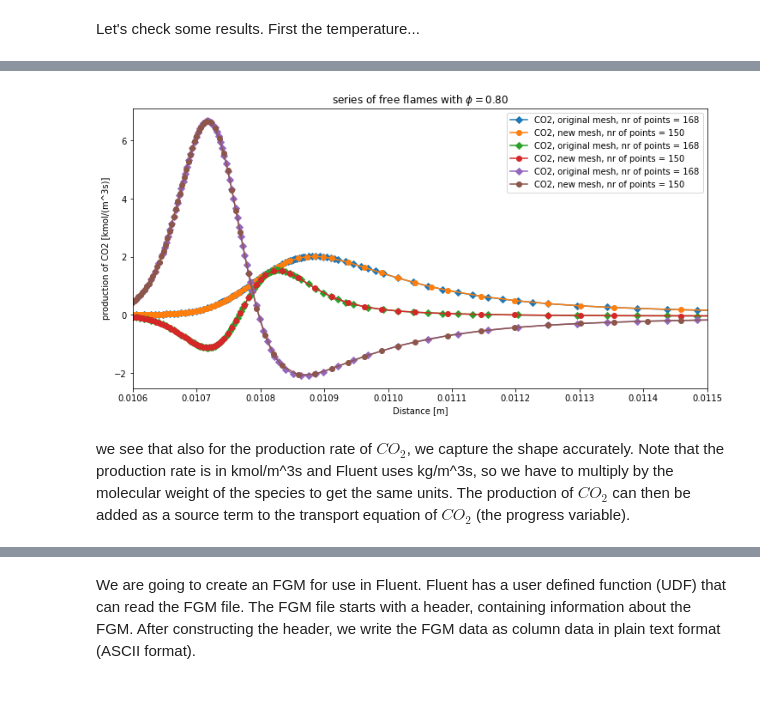
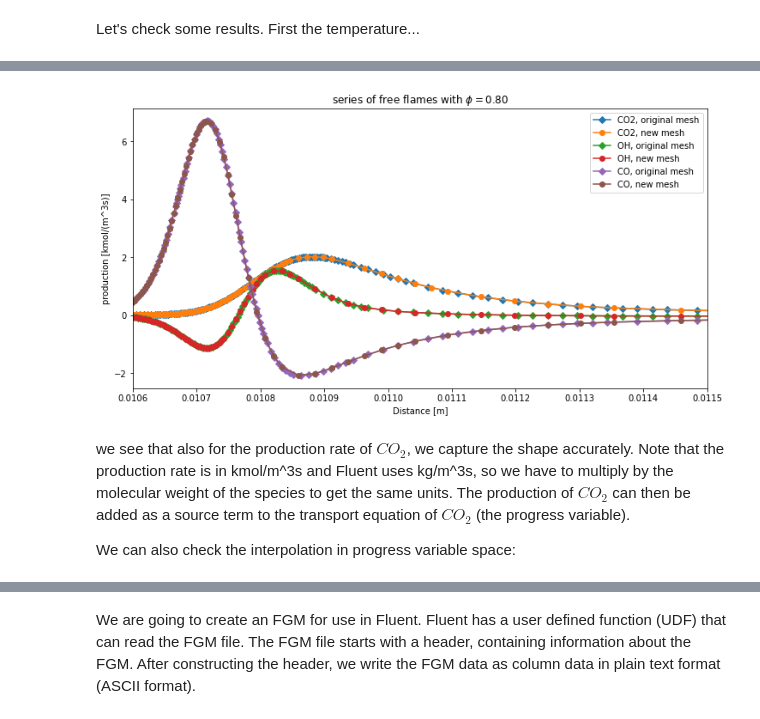
Before and after one commit to bigfooted/combustion, a Jupyter notebook: module 4.1 2D FGM.ipynb, the cells around one changed output, grey strips where cells are left out. Cells and saved outputs as stored; diff of their text form; code cells hidden in the pictures.

```diff
--- a/module 4.1 2D FGM.ipynb
+++ b/module 4.1 2D FGM.ipynb
@@ -166,7 +166,7 @@ The temperature looks good and we see that more points have been added in the re
 plt.figure()
 
 #We can globally change the figure size
-plt.rcParams['figure.figsize'] = [8, 4]
+plt.rcParams['figure.figsize'] = [10, 5]
 #plt.xlim(0.00,0.024)
 plt.plot(f.grid,f.net_production_rates[gas.species_index('CO2')],'o-')
 plt.title('free flame with $\phi=0.80$')
@@ -178,0 +181,10 @@ A very steep peak! We see that this peak is captured correctly by the refinement
+# %%
+plt.figure()
+
+#We can globally change the figure size
+plt.rcParams['figure.figsize'] = [10, 5]
+#plt.xlim(0.00,0.024)
+plt.plot(f.Y[gas.species_index('CO2')],f.T,'o-')
+plt.title('free flame with $\phi=0.80$')
+plt.xlabel('Distance [m]')
+plt.ylabel('production of CO2 [kmol/(m^3s)]');
@@ -182,7 +196,7 @@ A very steep peak! We see that this peak is captured correctly by the refinement
 # We are going to create a list of flames with unburnt temperatures of T=300,400,500,600
 # This will take a couple of minutes to run...
 
-# we compute in order of lower enthalpy, so it also ends up in the list like that.
+# we compute in order of high to low enthalpy, so it also ends up in the list like that.
 T_unburnt_list = [300,400,500,600]
 
 # we store the individual flame solutions in a list of flame solutions
@@ -206,14 +220,17 @@ for T_unburnt in T_unburnt_list:
 
     # Set up flame object
     flame = ct.FreeFlame(gas, width=width)
-    flame.set_refine_criteria(ratio=3, slope=0.06, curve=0.12)
+    flame.set_refine_criteria(ratio=2, slope=0.04, curve=0.08)
     #f.show_solution()
 
     # Solve with Unity Lewis transport model
     flame.transport_model = 'UnityLewis'
     #flame.solve(loglevel=loglevel, auto=True)
     flame.solve(loglevel) # don't use 'auto' on subsequent solves
+    #we save the enthalpy from lowest to highest
     flamelist.append(flame)
+    print("flame enthalpy = ",flame.enthalpy_mass[0])
+    print("number of points = ",len(flame.enthalpy_mass))
 
 print("We are done here!")
 # %% [output]
@@ -303,44 +444,40 @@ We see that the temperature on the new mesh is still accurate. We have used a ve
 # %%
 # intepolate onto new mesh
-X0 = flamelist[0].grid
-Y0 = flamelist[0].net_production_rates[gas.species_index('CO2')]
-T0 = flamelist[0].T
+X0 = flamelist[6].grid
+Y0 = flamelist[6].net_production_rates[gas.species_index('CO2')]
+T0 = flamelist[6].T
 X0new,Y0new = newmesh(X0,Y0,T0,150)
-#H0=np.full((X0new.size,),flamelist[0].enthalpy_mass[0])
 
-X1 = flamelist[1].grid
-Y1 = flamelist[1].net_production_rates[gas.species_index('OH')]
-T1 = flamelist[1].T
+X1 = flamelist[7].grid
+Y1 = flamelist[7].net_production_rates[gas.species_index('OH')]
+T1 = flamelist[7].T
 X1new,Y1new = newmesh(X1,Y1,T1,150)
-#H1=np.full((X1new.size,),flamelist[1].enthalpy_mass[1])
 
-X2 = flamelist[2].grid
-Y2 = flamelist[2].net_production_rates[gas.species_index('CO')]
-T2 = flamelist[2].T
+X2 = flamelist[8].grid
+Y2 = flamelist[8].net_production_rates[gas.species_index('CO')]
+T2 = flamelist[8].T
 X2new,Y2new = newmesh(X2,Y2,T2,150)
-#H2=np.full((X2new.size,),flamelist[2].enthalpy_mass[2])
 
-
-
-string1='CO2, original mesh, nr of points = '+str(len(X0))
-string2='CO2, new mesh, nr of points = '+str(len(X0new))
 
 plt.xlim(0.0106,0.0115)
 plt.title('series of free flames with $\phi=0.80$')
 plt.xlabel('Distance [m]')
-plt.ylabel('production of CO2 [kmol/(m^3s)]');
+plt.ylabel('production [kmol/(m^3s)]');
 
-plt.plot(X0,Y0,'D-',label=string1)
-plt.plot(X0new,Y0new,'o-',label=string2)
+plt.plot(X0,Y0,'D-',label='CO2, original mesh')
+plt.plot(X0new,Y0new,'o-',label='CO2, new mesh')
 
-plt.plot(X1,Y1,'D-',label=string1)
-plt.plot(X1new,Y1new,'o-',label=string2)
+plt.plot(X1,Y1,'D-',label='OH, original mesh')
+plt.plot(X1new,Y1new,'o-',label='OH, new mesh')
 
-plt.plot(X2,Y2,'D-',label=string1)
-plt.plot(X2new,Y2new,'o-',label=string2)
+plt.plot(X2,Y2,'D-',label='CO, original mesh')
+plt.plot(X2new,Y2new,'o-',label='CO, new mesh')
+
 plt.legend()
 plt.show()
 # %% [output]
-[figure, old version]
+[figure, new version]
 # %% [markdown]
 we see that also for the production rate of $CO_2$, we capture the shape accurately. Note that the production rate is in kmol/m^3s and Fluent uses kg/m^3s, so we have to multiply by the molecular weight of the species to get the same units. The production of $CO_2$ can then be added as a source term to the transport equation of $CO_2$ (the progress variable).
+
+We can also check the interpolation in progress variable space:
```
Also changed, not shown: parts of 32 cells of this notebook.
